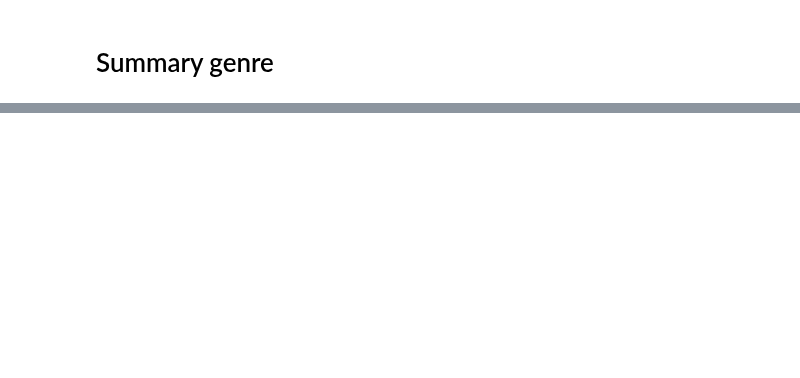
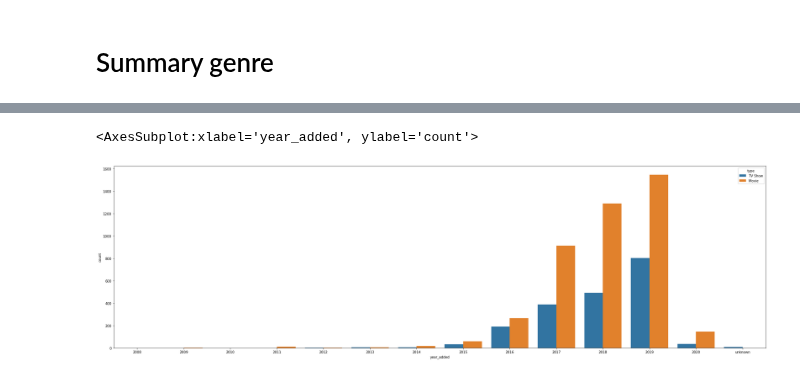
Before and after one commit to aSkailand/dat540-netflix_catalogue, a Jupyter notebook: src/netflix_catalogue_view.ipynb, the cells around one changed output, grey strips where cells are left out. Drawn from its saved outputs; the diff is of its cells as text; code cells hidden in the pictures; blank space fills up the shorter version.

Commit message:
added netflix content evolution

```diff
--- a/src/netflix_catalogue_view.ipynb
+++ b/src/netflix_catalogue_view.ipynb
@@ -796,0 +560,12 @@ yrs_months.heatmap(df_romantic_tab,title="sometitle",xlab="fksd",ylab="fonsd")
+# %%
+# See when series and movies where added to netflix catalouge
+df = data_set.copy()
+df['year_added'] = df['date_added'].str[-4:]
+df['year_added'].replace({"dded": "unknown"}, inplace = True)
+df.sort_values(by=['year_added'], inplace=True)
+
+plt.figure(figsize = (35,10))
+sns.countplot(x=df['year_added'], data = df, hue='type')
+# %% [output]
+<AxesSubplot:xlabel='year_added', ylabel='count'>
+[figure, added]
```
Also changed, not shown: parts of 37 cells of this notebook.
